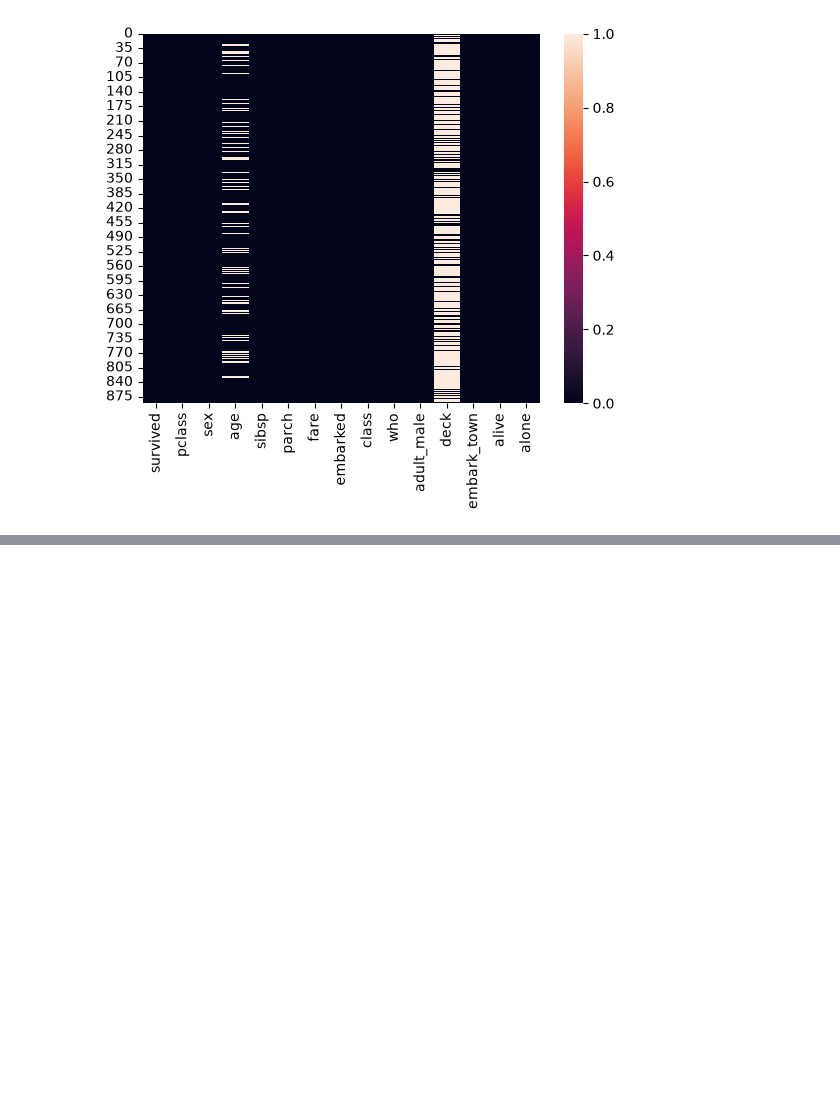
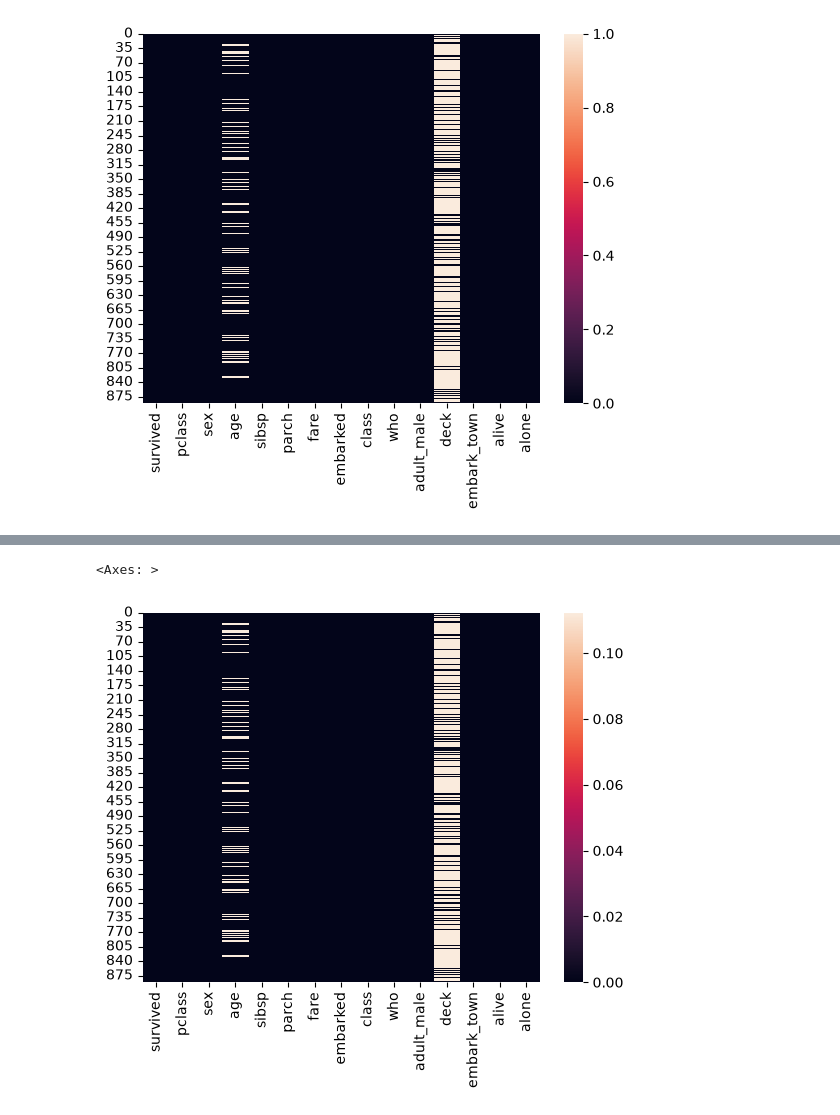
Before and after one commit to nisar-khokhar/python-lessons, a Jupyter notebook: pandas_day3.ipynb, the cells around one changed output, grey strips where cells are left out. Drawn from its saved outputs; the diff is of its cells as text; code cells hidden in the pictures; blank space fills up the shorter version.

```diff
--- a/pandas_day3.ipynb
+++ b/pandas_day3.ipynb
@@ -44,0 +113,5 @@ sns.heatmap(df1.isnull())
+# %%
+sns.heatmap((df1.isnull() / len(df1)) * 100)
+# %% [output]
+<Axes: >
+[figure, added]
```
Also changed, not shown: parts of 7 cells of this notebook, 1 other file.
